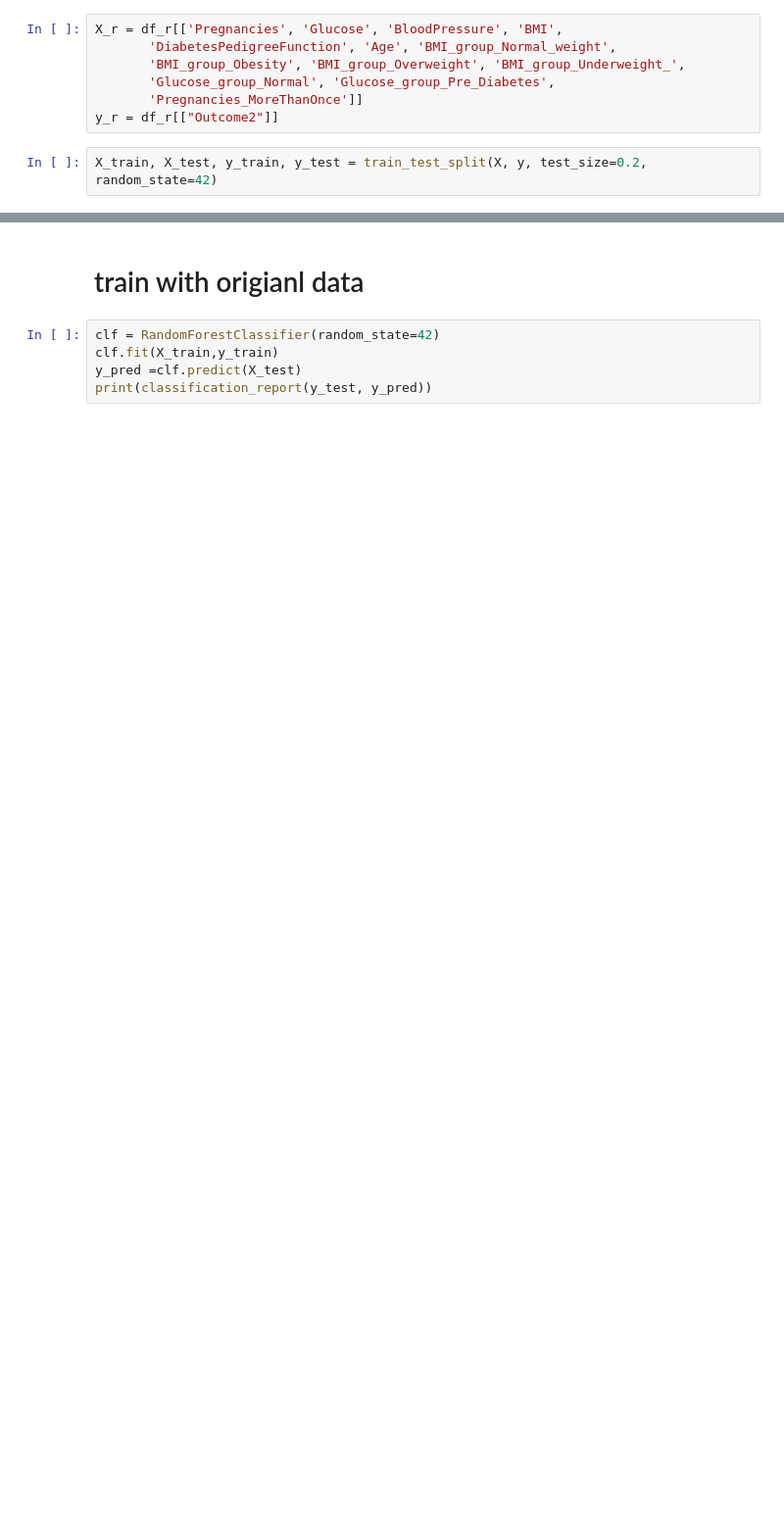
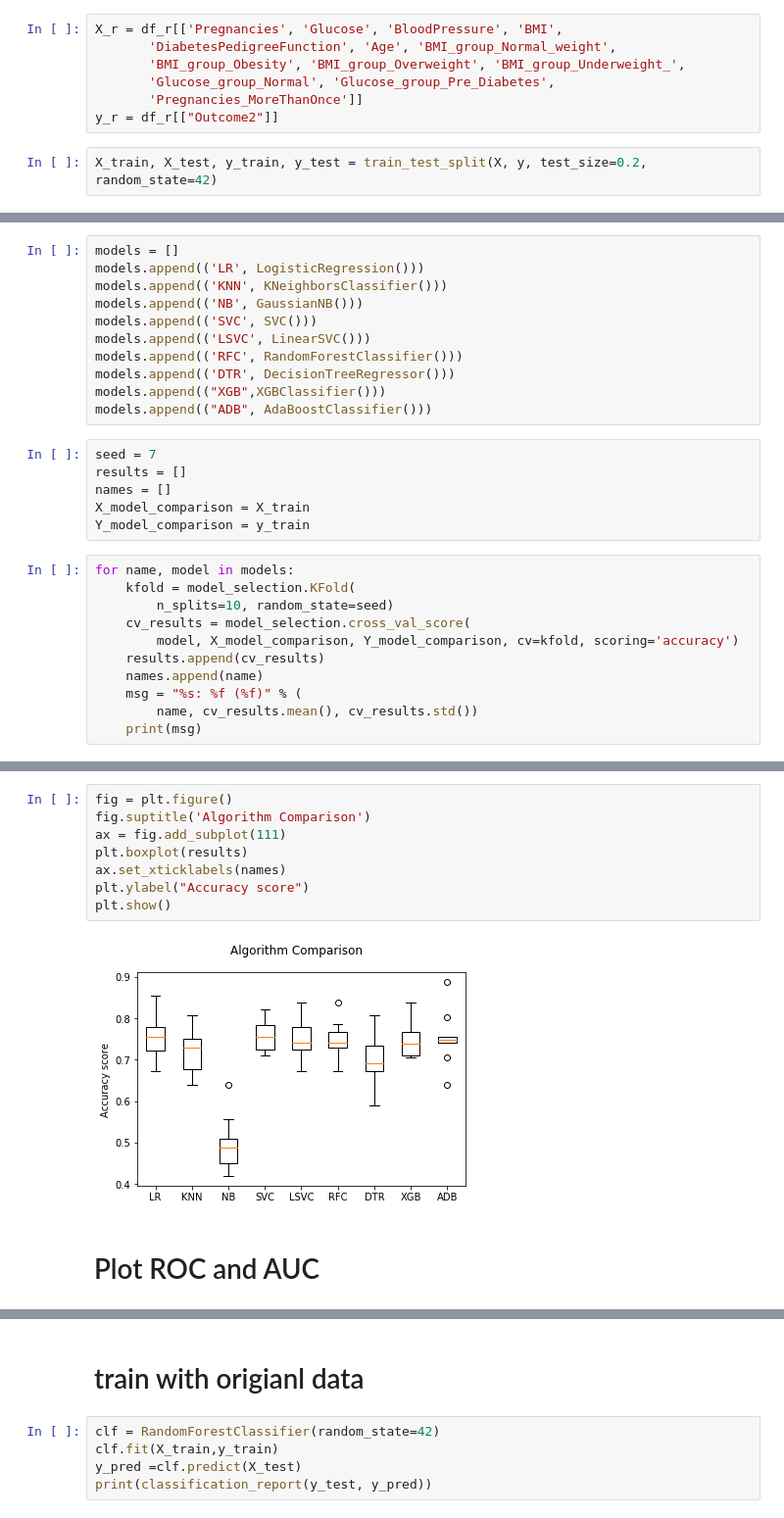
Before and after one commit to yukaberry/portfolio_forecasting_diabetes, a Jupyter notebook: Untitled.ipynb, the cells around one changed output, grey strips where cells are left out. Shown at 98% size. Saved outputs shown, nothing was run; the diff lists cells and outputs as text; blank space fills up the shorter version.

Commit message:
update images

```diff
--- a/Untitled.ipynb
+++ b/Untitled.ipynb
@@ -95,0 +143,28 @@ X_train, X_test, y_train, y_test = train_test_split(X, y, test_size=0.2, random_
+# %%
+models = []
+models.append(('LR', LogisticRegression()))
+models.append(('KNN', KNeighborsClassifier()))
+models.append(('NB', GaussianNB()))
+models.append(('SVC', SVC()))
+models.append(('LSVC', LinearSVC()))
+models.append(('RFC', RandomForestClassifier()))
+models.append(('DTR', DecisionTreeRegressor()))
+models.append(("XGB",XGBClassifier()))
+models.append(("ADB", AdaBoostClassifier()))
+# %%
+seed = 7
+results = []
+names = []
+X_model_comparison = X_train
+Y_model_comparison = y_train
+# %%
+for name, model in models:
+    kfold = model_selection.KFold(
+        n_splits=10, random_state=seed)
+    cv_results = model_selection.cross_val_score(
+        model, X_model_comparison, Y_model_comparison, cv=kfold, scoring='accuracy')
+    results.append(cv_results)
+    names.append(name)
+    msg = "%s: %f (%f)" % (
+        name, cv_results.mean(), cv_results.std())
+    print(msg)
@@ -95,0 +181,12 @@ X_train, X_test, y_train, y_test = train_test_split(X, y, test_size=0.2, random_
+# %%
+fig = plt.figure()
+fig.suptitle('Algorithm Comparison')
+ax = fig.add_subplot(111)
+plt.boxplot(results)
+ax.set_xticklabels(names)
+plt.ylabel("Accuracy score")
+plt.show()
+# %% [output]
+[figure, added]
+# %% [markdown]
+# Plot ROC and AUC
```
Also changed, not shown: parts of 16 cells of this notebook, 5 other files.
